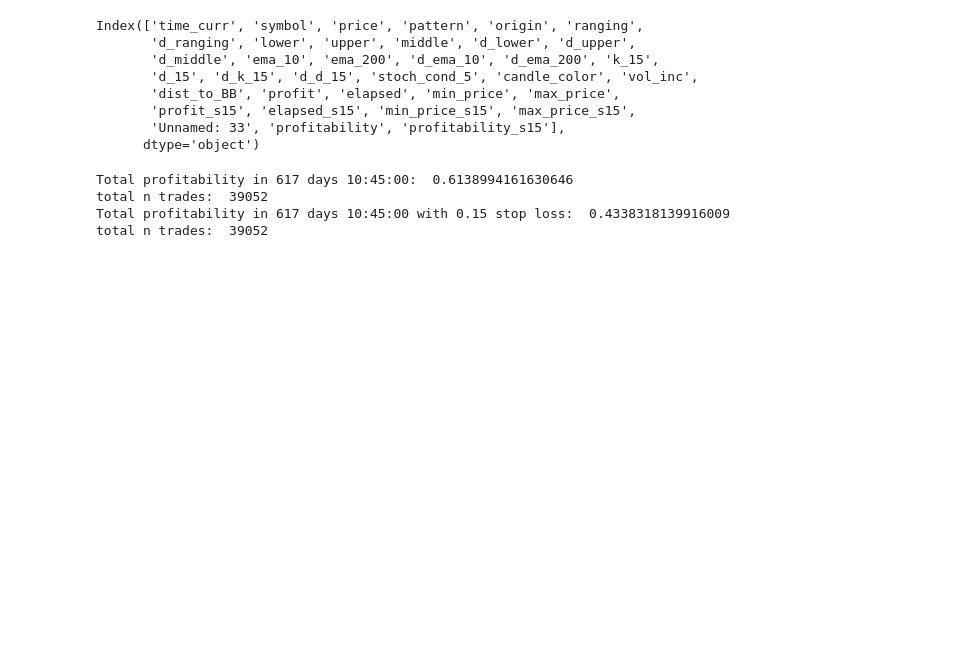
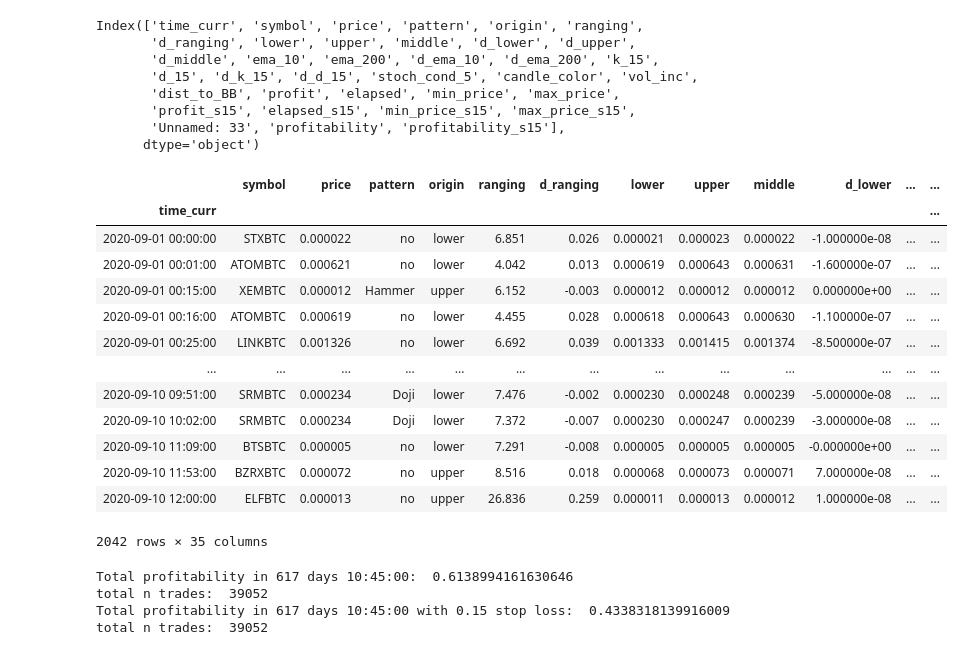
Before and after one commit to panamarevt/trading_bot, a Jupyter notebook: ML-training/C1M_ML_analysis.ipynb, the cells around one changed output. Cells and saved outputs as stored; diff of their text form; code cells hidden in the pictures; blank space fills up the shorter version.

```diff
--- a/ML-training/C1M_ML_analysis.ipynb
+++ b/ML-training/C1M_ML_analysis.ipynb
@@ -53,6 +53,23 @@ Index(['time_curr', 'symbol', 'price', 'pattern', 'origin', 'ranging',
        'profit_s15', 'elapsed_s15', 'min_price_s15', 'max_price_s15',
        'Unnamed: 33', 'profitability', 'profitability_s15'],
       dtype='object')
+# %%
+trades_df.set_index('time_curr')["2020-09"]
+# %% [output]
+|  | symbol | price | pattern | origin | ranging | d_ranging | lower | upper | middle | d_lower | ... | ... |
+| time_curr |  |  |  |  |  |  |  |  |  |  |  | ... |
+| 2020-09-01 00:00:00 | STXBTC | 0.000022 | no | lower | 6.851 | 0.026 | 0.000021 | 0.000023 | 0.000022 | -1.000000e-08 | ... | ... |
+| 2020-09-01 00:01:00 | ATOMBTC | 0.000621 | no | lower | 4.042 | 0.013 | 0.000619 | 0.000643 | 0.000631 | -1.600000e-07 | ... | ... |
+| 2020-09-01 00:15:00 | XEMBTC | 0.000012 | Hammer | upper | 6.152 | -0.003 | 0.000012 | 0.000012 | 0.000012 | 0.000000e+00 | ... | ... |
+| 2020-09-01 00:16:00 | ATOMBTC | 0.000619 | no | lower | 4.455 | 0.028 | 0.000618 | 0.000643 | 0.000630 | -1.100000e-07 | ... | ... |
+| 2020-09-01 00:25:00 | LINKBTC | 0.001326 | no | lower | 6.692 | 0.039 | 0.001333 | 0.001415 | 0.001374 | -8.500000e-07 | ... | ... |
+| ... | ... | ... | ... | ... | ... | ... | ... | ... | ... | ... | ... | ... |
+| 2020-09-10 09:51:00 | SRMBTC | 0.000234 | Doji | lower | 7.476 | -0.002 | 0.000230 | 0.000248 | 0.000239 | -5.000000e-08 | ... | ... |
+| 2020-09-10 10:02:00 | SRMBTC | 0.000234 | Doji | lower | 7.372 | -0.007 | 0.000230 | 0.000247 | 0.000239 | -3.000000e-08 | ... | ... |
+| 2020-09-10 11:09:00 | BTSBTC | 0.000005 | no | lower | 7.291 | -0.008 | 0.000005 | 0.000005 | 0.000005 | -0.000000e+00 | ... | ... |
+| 2020-09-10 11:53:00 | BZRXBTC | 0.000072 | no | upper | 8.516 | 0.018 | 0.000068 | 0.000073 | 0.000071 | 7.000000e-08 | ... | ... |
+| 2020-09-10 12:00:00 | ELFBTC | 0.000013 | no | upper | 26.836 | 0.259 | 0.000011 | 0.000013 | 0.000012 | 1.000000e-08 | ... | ... |
+2042 rows × 35 columns
 # %%
 time_span = trades_df.time_curr.iloc[-1] - trades_df.time_curr.iloc[0]
 print(f"Total profitability in {time_span}: ", trades_df['profitability'].sum()/len(trades_df['profitability']) )
```
Also changed, not shown: parts of 1 cell of this notebook, 5 other files.
